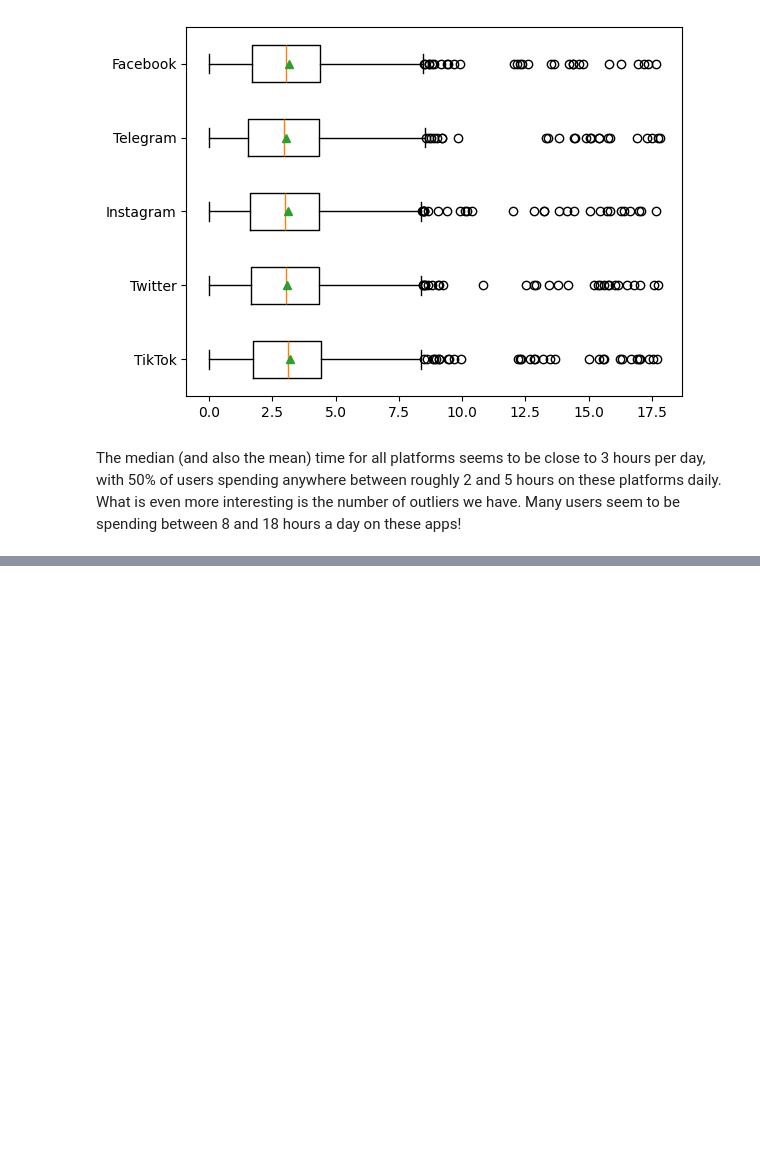
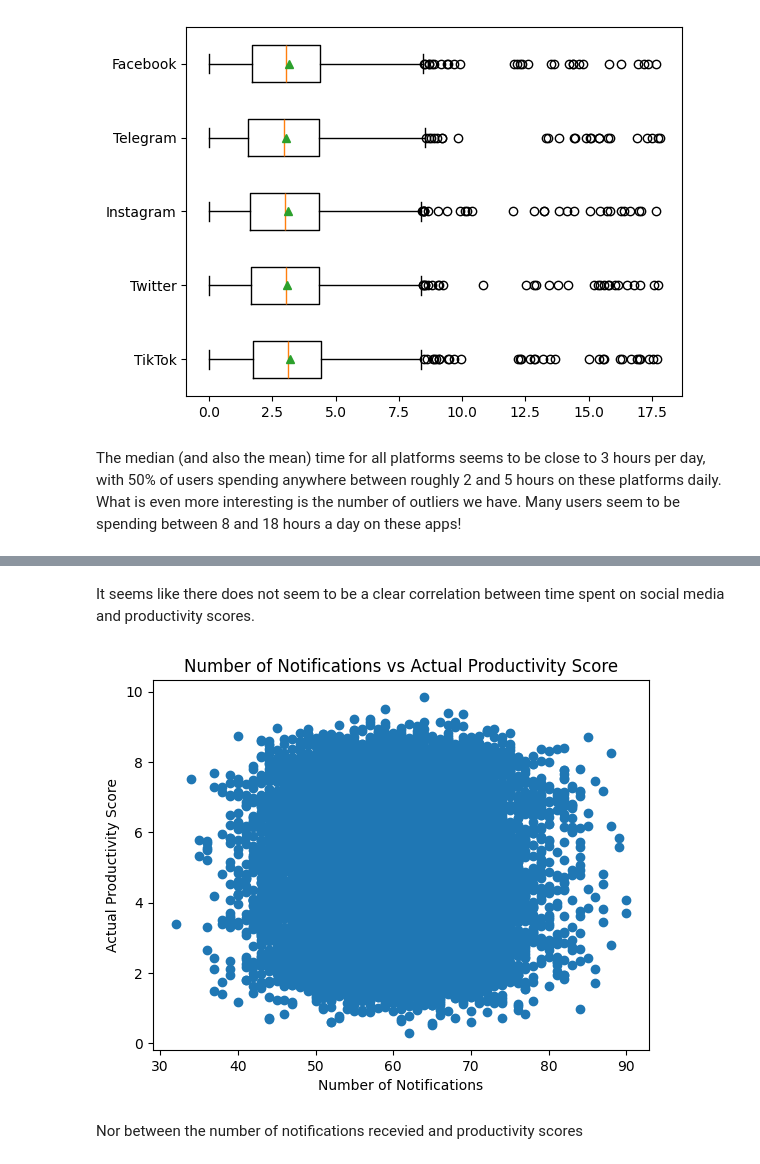
Before and after one commit to HusseinKasim/A-Data-Driven-Study-on-Social-Media-Usage-and-its-Effects-on-Users, a Jupyter notebook: Social_Media_Study.ipynb, the cells around one changed output, grey strips where cells are left out. Saved outputs shown, nothing was run; the diff lists cells and outputs as text; code cells hidden in the pictures; blank space fills up the shorter version.

```diff
--- a/Social_Media_Study.ipynb
+++ b/Social_Media_Study.ipynb
@@ -241,0 +274,12 @@ The median (and also the mean) time for all platforms seems to be close to 3 hou
+# %% [markdown]
+It seems like there does not seem to be a clear correlation between time spent on social media and productivity scores.
+# %%
+plt.scatter(x=df['number_of_notifications'], y=df['actual_productivity_score'])
+plt.xlabel("Number of Notifications")
+plt.ylabel("Actual Productivity Score")
+plt.title("Number of Notifications vs Actual Productivity Score")
+plt.show()
+# %% [output]
+[figure, added]
+# %% [markdown]
+Nor between the number of notifications recevied and productivity scores
```
Also changed, not shown: parts of 12 cells of this notebook.
